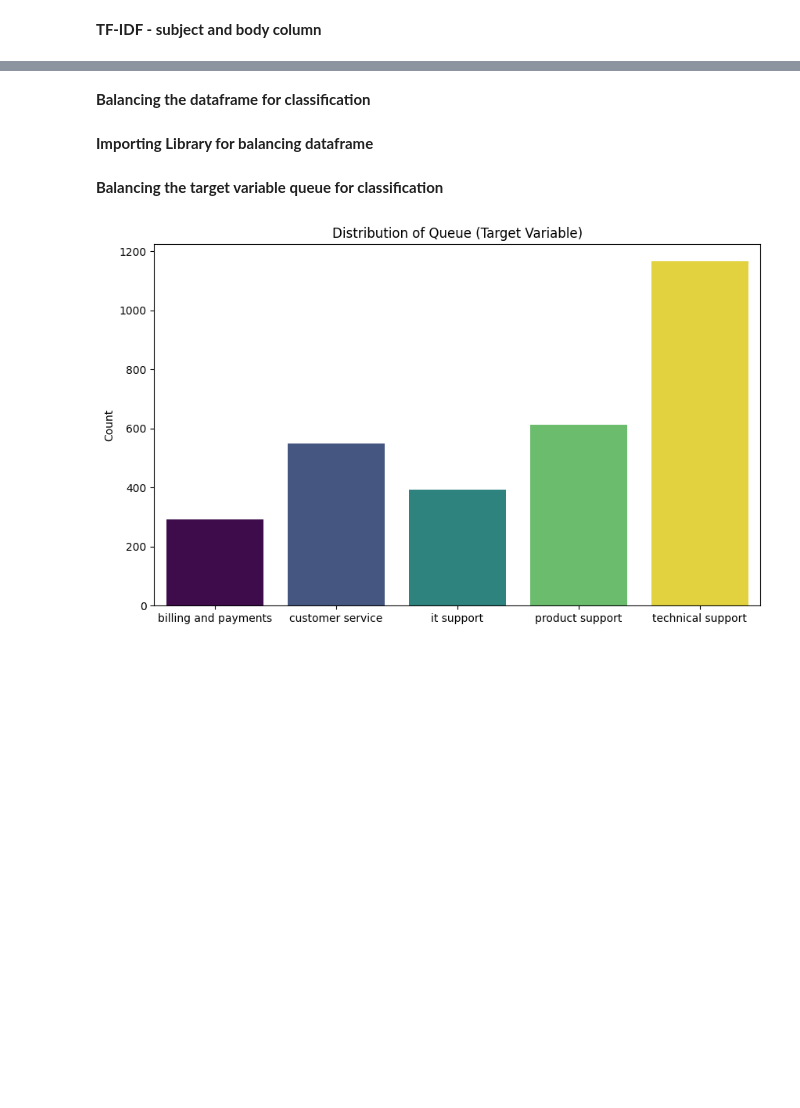
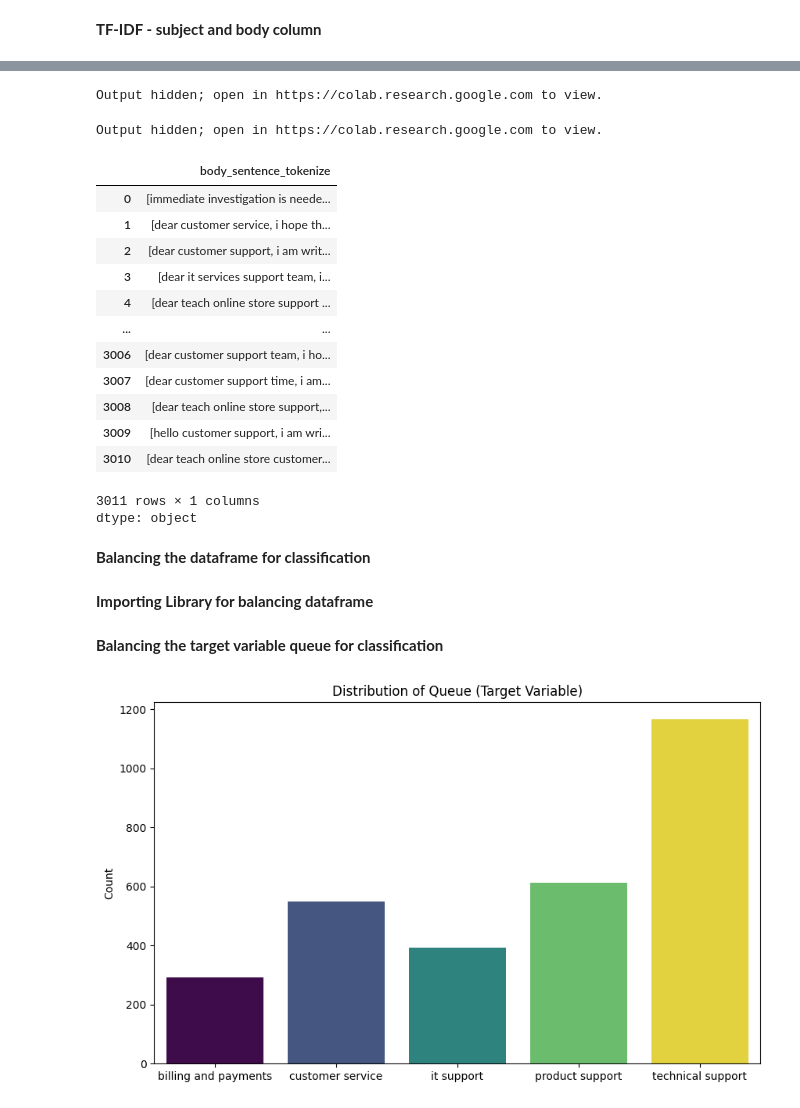
Before and after one commit to OnionKnightN/ml-ticket-triage-system, a Jupyter notebook: strategic_thinking_capstone_project_sba24098.ipynb, the cells around one changed output, grey strips where cells are left out. Cells and saved outputs as stored; diff of their text form; code cells hidden in the pictures; blank space fills up the shorter version.

```diff
--- a/strategic_thinking_capstone_project_sba24098.ipynb
+++ b/strategic_thinking_capstone_project_sba24098.ipynb
@@ -1052,0 +1041,4 @@ Output hidden; open in https://colab.research.google.com to view.
+# %%
+df_queue_classification
+# %% [output]
+Output hidden; open in https://colab.research.google.com to view.
@@ -1053,3 +1049,28 @@ Output hidden; open in https://colab.research.google.com to view.
+# %%
+df_priority_classification
+# %% [output]
+Output hidden; open in https://colab.research.google.com to view.
+# %%
+# Text Summarization DataFrame
+# Selecting only the 'body_sentence_tokenize'column
+df_text_summarization = df['body_sentence_tokenize']
+# %%
+df_text_summarization
+# %% [output]
+|  | body_sentence_tokenize |
+| 0 | [immediate investigation is neede... |
+| 1 | [dear customer service, i hope th... |
+| 2 | [dear customer support, i am writ... |
+| 3 | [dear it services support team, i... |
+| 4 | [dear teach online store support ... |
+| ... | ... |
+| 3006 | [dear customer support team, i ho... |
+| 3007 | [dear customer support time, i am... |
+| 3008 | [dear teach online store support,... |
+| 3009 | [hello customer support, i am wri... |
+| 3010 | [dear teach online store customer... |
+3011 rows × 1 columns
+dtype: object
 # %% [markdown]
 **Balancing the dataframe for classification**
 # %% [markdown]
```
Also changed, not shown: parts of 11 cells of this notebook, 4 other files.
